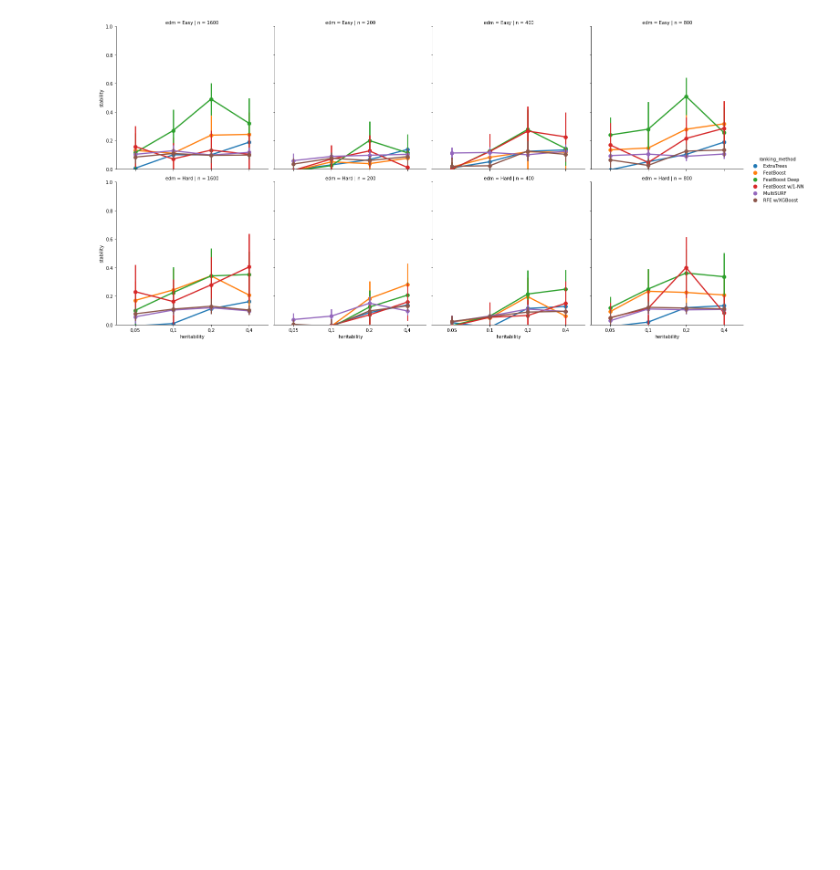
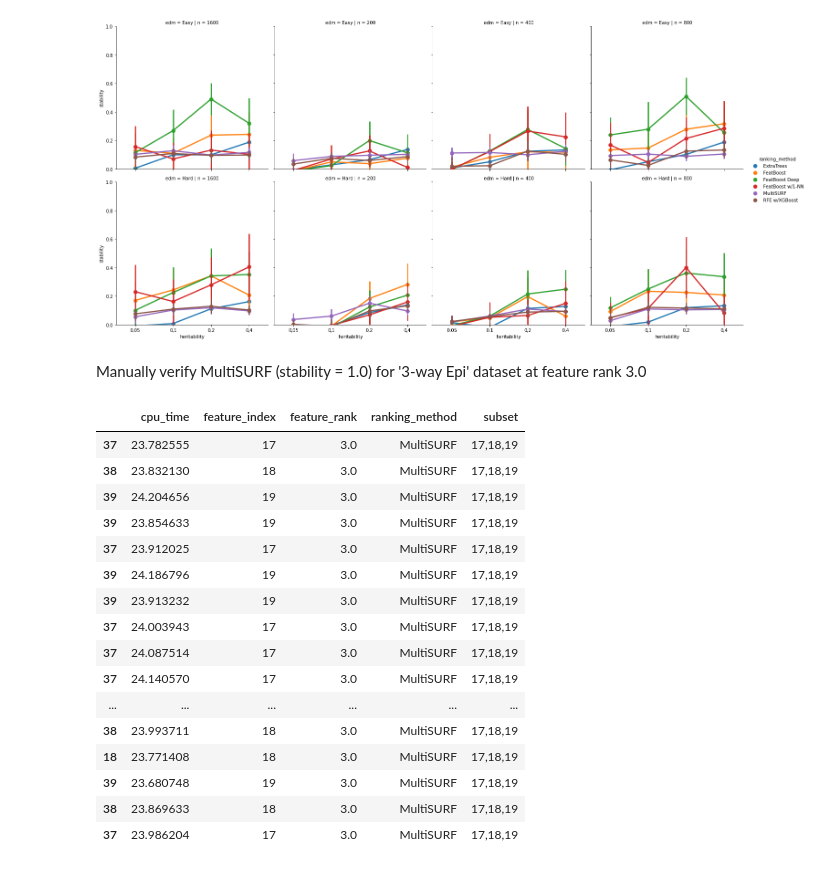
Before and after one commit to dunnkers/feature-selection, a Jupyter notebook: analysis/benchmark-20200524/stability-analysis.ipynb, the cells around one changed output. Drawn from its saved outputs; the diff is of its cells as text; code cells hidden in the pictures; blank space fills up the shorter version.

```diff
--- a/analysis/benchmark-20200524/stability-analysis.ipynb
+++ b/analysis/benchmark-20200524/stability-analysis.ipynb
@@ -193,3 +188,35 @@ g.set(ylim=(0, 1))
 # %% [output]
 <seaborn.axisgrid.FacetGrid at 0x...>
 [figure]
+# %% [markdown]
+Manually verify MultiSURF (stability = 1.0) for '3-way Epi' dataset at feature rank 3.0
+# %%
+repls = []
+for i in range(24):
+    n = i + 1
+    repl = pd.read_csv('../../results/11714894_subsets/ranking/data/rebate/GAMETES_2.2_dev_peter_epi_order_Datasets_Loc_3_Qnt_2_Pop_100000/a_20/s_1600/her_0.2__maf_0.2/a_20s_1600her_0.2__maf_0.2_EDM-2/a_20s_1600her_0.2__maf_0.2_EDM-2_{}.txt.gz.csv'.format('0' + str(n) if n < 10 else n))
+    repls.append(repl)
+allrepls = pd.concat(repls)
+allrepls_ms = allrepls[
+        (allrepls['ranking_method'] == 'MultiSURF') &
+        (allrepls['feature_rank'] == 3)
+    ]
+allrepls_ms
+# %% [output]
+|  | cpu_time | feature_index | feature_rank | ranking_method | subset |
+| 37 | 23.782555 | 17 | 3.0 | MultiSURF | 17,18,19 |
+| 38 | 23.832130 | 18 | 3.0 | MultiSURF | 17,18,19 |
+| 39 | 24.204656 | 19 | 3.0 | MultiSURF | 17,18,19 |
+| 39 | 23.854633 | 19 | 3.0 | MultiSURF | 17,18,19 |
+| 37 | 23.912025 | 17 | 3.0 | MultiSURF | 17,18,19 |
+| 39 | 24.186796 | 19 | 3.0 | MultiSURF | 17,18,19 |
+| 39 | 23.913232 | 19 | 3.0 | MultiSURF | 17,18,19 |
+| 37 | 24.003943 | 17 | 3.0 | MultiSURF | 17,18,19 |
+| 37 | 24.087514 | 17 | 3.0 | MultiSURF | 17,18,19 |
+| 37 | 24.140570 | 17 | 3.0 | MultiSURF | 17,18,19 |
+| ... | ... | ... | ... | ... | ... |
+| 38 | 23.993711 | 18 | 3.0 | MultiSURF | 17,18,19 |
+| 18 | 23.771408 | 18 | 3.0 | MultiSURF | 17,18,19 |
+| 39 | 23.680748 | 19 | 3.0 | MultiSURF | 17,18,19 |
+| 38 | 23.869633 | 18 | 3.0 | MultiSURF | 17,18,19 |
+| 37 | 23.986204 | 17 | 3.0 | MultiSURF | 17,18,19 |
```
Also changed, not shown: parts of 1 cell of this notebook, 2 other files.
